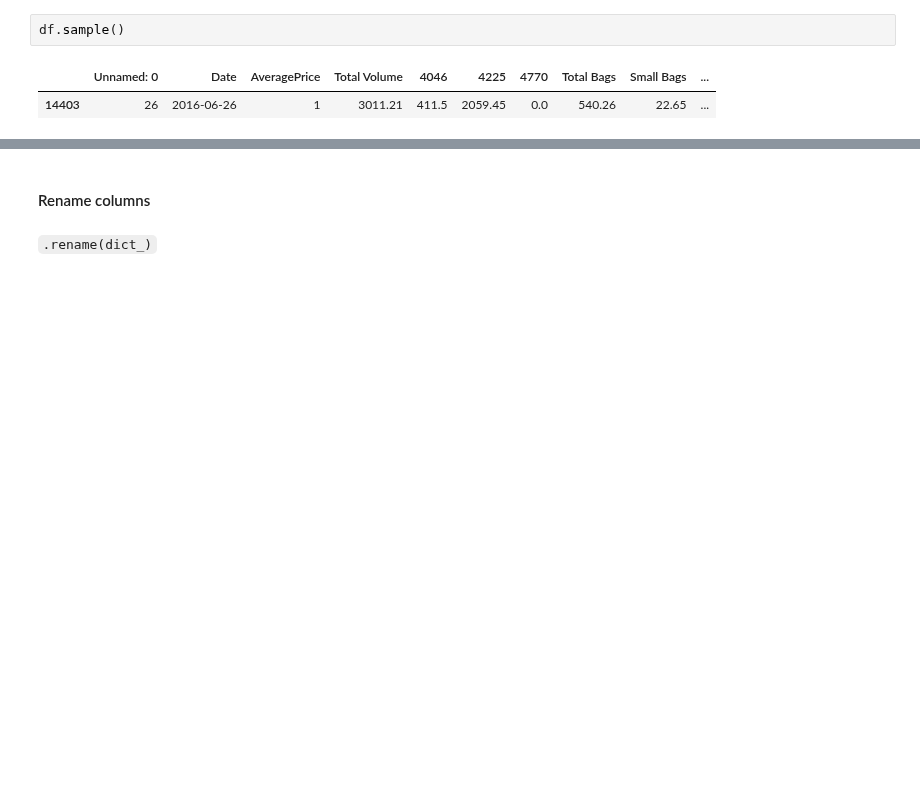
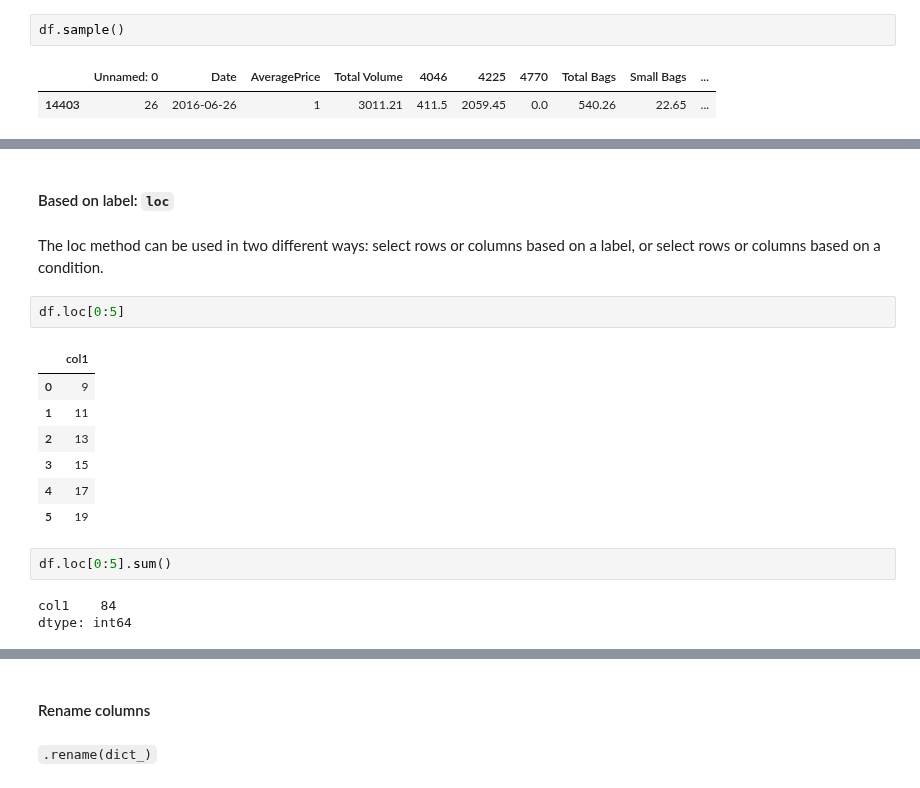
Before and after one commit to Ironhack-data-bcn-january-2023/lectures, a Jupyter notebook: week-2/3-Pandas II - Transformation.ipynb, the cells around one changed output, grey strips where cells are left out. Saved outputs shown, nothing was run; the diff lists cells and outputs as text; blank space fills up the shorter version.

```diff
--- a/week-2/3-Pandas II - Transformation.ipynb
+++ b/week-2/3-Pandas II - Transformation.ipynb
@@ -378,0 +348,19 @@ a_new_copy.sample()
+# %% [markdown]
+#### Based on label: `loc`
+# %% [markdown]
+The loc method can be used in two different ways: select rows or columns based on a label, or select rows or columns based on a condition.
+# %%
+df.loc[0:5]
+# %% [output]
+|  | col1 |
+| 0 | 9 |
+| 1 | 11 |
+| 2 | 13 |
+| 3 | 15 |
+| 4 | 17 |
+| 5 | 19 |
+# %%
+df.loc[0:5].sum()
+# %% [output]
+col1    84
+dtype: int64
```
Also changed, not shown: parts of 58 cells of this notebook, 1 other file.
